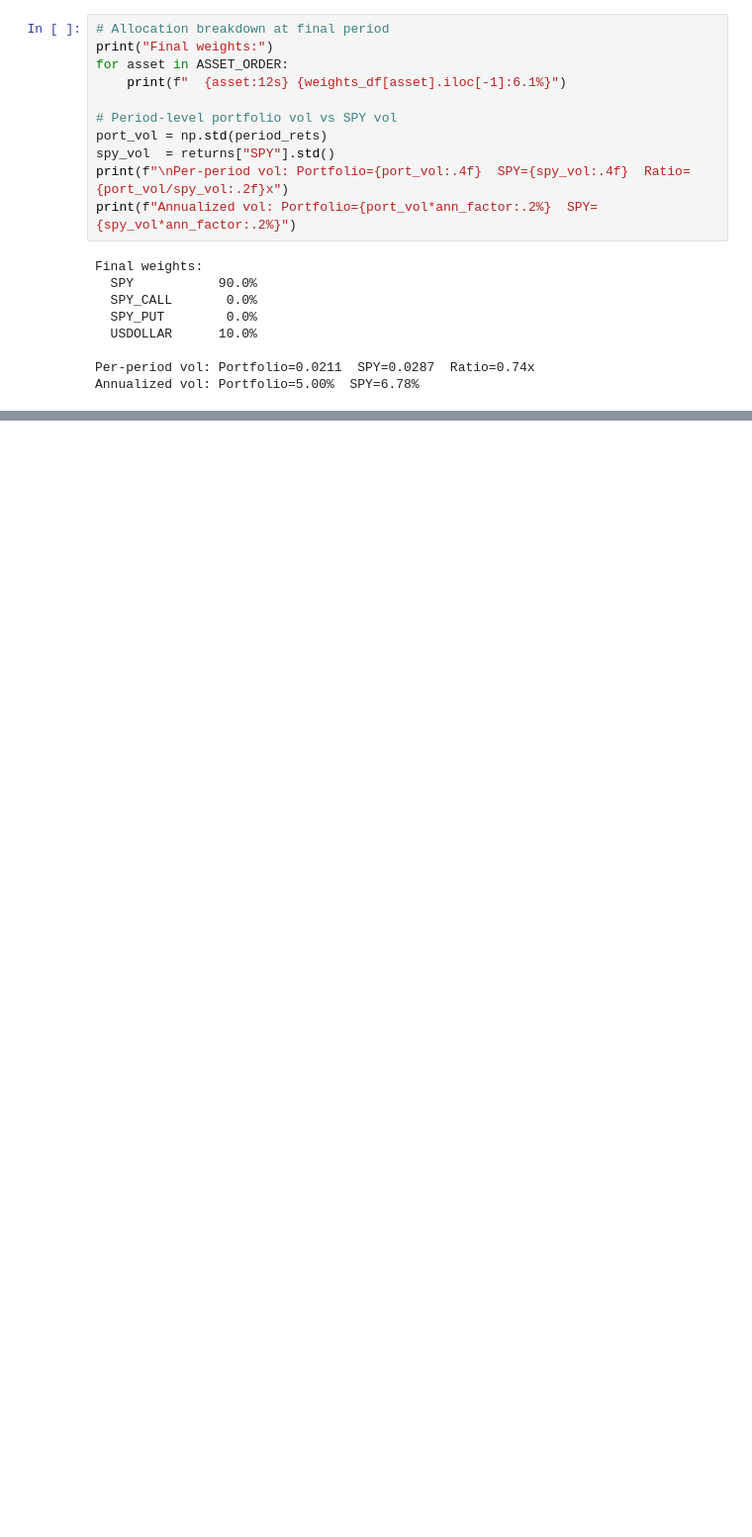
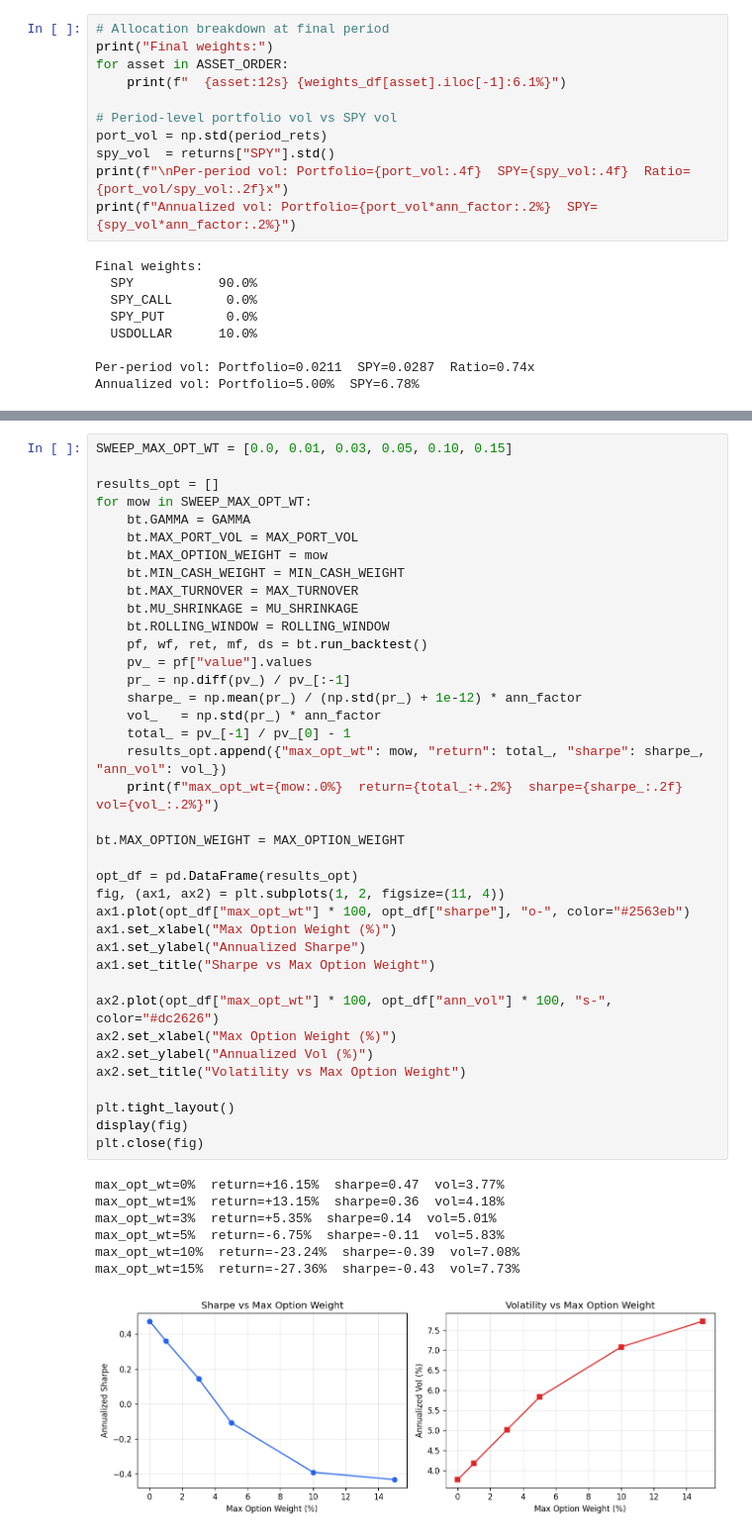
Before and after one commit to hshintree/cvx_options, a Jupyter notebook: demo.ipynb, the cells around one changed output, grey strips where cells are left out. Shown at 99% size. Saved outputs shown, nothing was run; the diff lists cells and outputs as text; blank space fills up the shorter version.

```diff
--- a/demo.ipynb
+++ b/demo.ipynb
@@ -445,0 +453,46 @@ gamma= 50  return=+5.19%  sharpe=0.14  vol=5.03%
+# %%
+SWEEP_MAX_OPT_WT = [0.0, 0.01, 0.03, 0.05, 0.10, 0.15]
+
+results_opt = []
+for mow in SWEEP_MAX_OPT_WT:
+    bt.GAMMA = GAMMA
+    bt.MAX_PORT_VOL = MAX_PORT_VOL
+    bt.MAX_OPTION_WEIGHT = mow
+    bt.MIN_CASH_WEIGHT = MIN_CASH_WEIGHT
+    bt.MAX_TURNOVER = MAX_TURNOVER
+    bt.MU_SHRINKAGE = MU_SHRINKAGE
+    bt.ROLLING_WINDOW = ROLLING_WINDOW
+    pf, wf, ret, mf, ds = bt.run_backtest()
+    pv_ = pf["value"].values
+    pr_ = np.diff(pv_) / pv_[:-1]
+    sharpe_ = np.mean(pr_) / (np.std(pr_) + 1e-12) * ann_factor
+    vol_   = np.std(pr_) * ann_factor
+    total_ = pv_[-1] / pv_[0] - 1
+    results_opt.append({"max_opt_wt": mow, "return": total_, "sharpe": sharpe_, "ann_vol": vol_})
+    print(f"max_opt_wt={mow:.0%}  return={total_:+.2%}  sharpe={sharpe_:.2f}  vol={vol_:.2%}")
+
+bt.MAX_OPTION_WEIGHT = MAX_OPTION_WEIGHT
+
+opt_df = pd.DataFrame(results_opt)
+fig, (ax1, ax2) = plt.subplots(1, 2, figsize=(11, 4))
+ax1.plot(opt_df["max_opt_wt"] * 100, opt_df["sharpe"], "o-", color="#2563eb")
+ax1.set_xlabel("Max Option Weight (%)")
+ax1.set_ylabel("Annualized Sharpe")
+ax1.set_title("Sharpe vs Max Option Weight")
+
+ax2.plot(opt_df["max_opt_wt"] * 100, opt_df["ann_vol"] * 100, "s-", color="#dc2626")
+ax2.set_xlabel("Max Option Weight (%)")
+ax2.set_ylabel("Annualized Vol (%)")
+ax2.set_title("Volatility vs Max Option Weight")
+
+plt.tight_layout()
+display(fig)
+plt.close(fig)
+# %% [output]
+max_opt_wt=0%  return=+16.15%  sharpe=0.47  vol=3.77%
+max_opt_wt=1%  return=+13.15%  sharpe=0.36  vol=4.18%
+max_opt_wt=3%  return=+5.35%  sharpe=0.14  vol=5.01%
+max_opt_wt=5%  return=-6.75%  sharpe=-0.11  vol=5.83%
+max_opt_wt=10%  return=-23.24%  sharpe=-0.39  vol=7.08%
+max_opt_wt=15%  return=-27.36%  sharpe=-0.43  vol=7.73%
+[figure, added]
```
Also changed, not shown: parts of 9 cells of this notebook, 1 other file.
